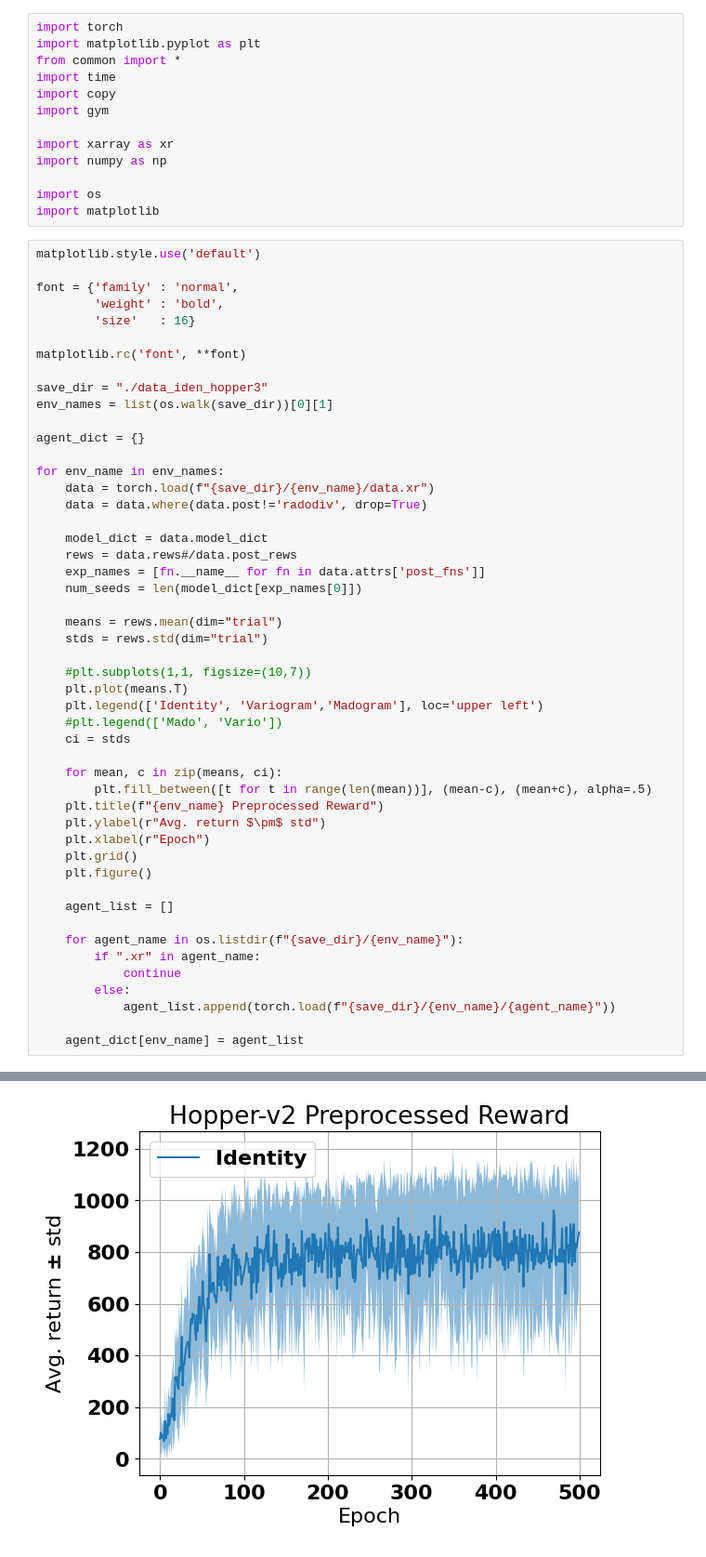
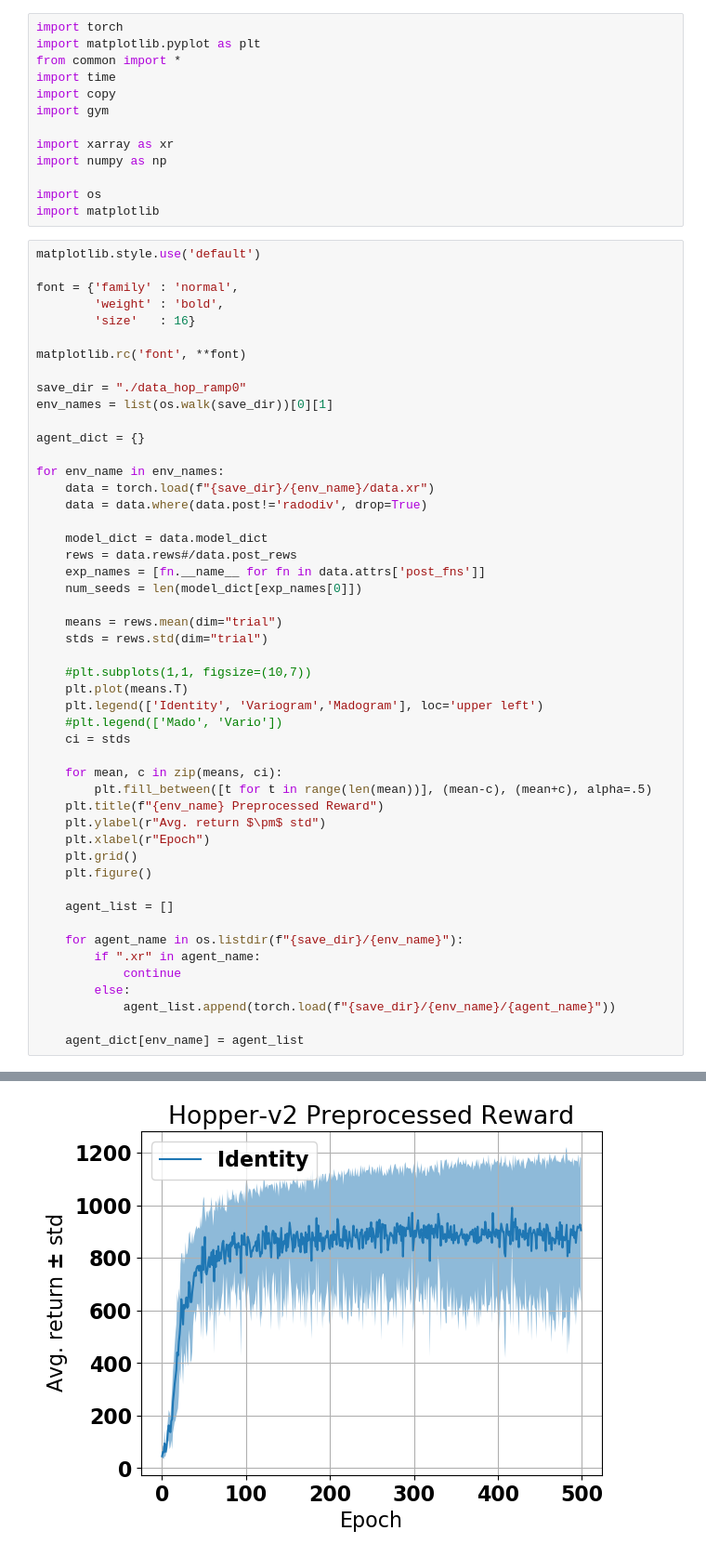
Before and after one commit to sgillen/switching_control, a Jupyter notebook: src/load_ars_agents.ipynb, the cells around one changed output, grey strips where cells are left out. Shown at 93% size. Cells and saved outputs as stored; diff of their text form.

```diff
--- a/src/load_ars_agents.ipynb
+++ b/src/load_ars_agents.ipynb
@@ -20,7 +20,7 @@ font = {'family' : 'normal',
 
 matplotlib.rc('font', **font)
 
-save_dir = "./data_iden_hopper3"
+save_dir = "./data_hop_ramp0"
 env_names = list(os.walk(save_dir))[0][1]
 
 agent_dict = {}
@@ -64 +67 @@ for env_name in env_names:
-[figure, old version]
+[figure, new version]
```
Also changed, not shown: parts of 6 cells of this notebook, 1 other file.
